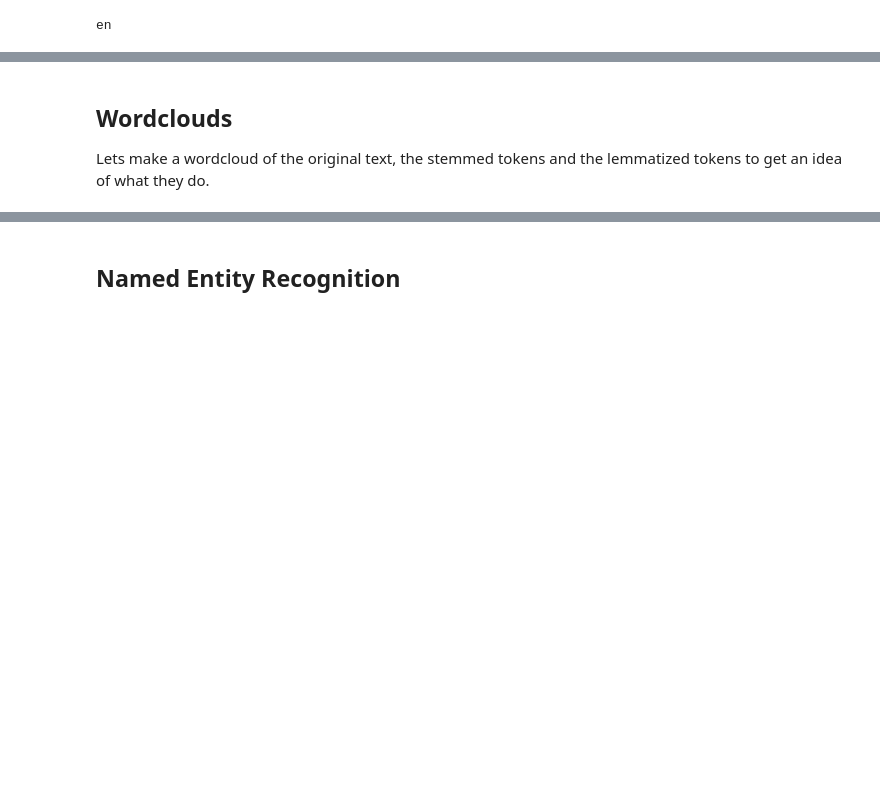
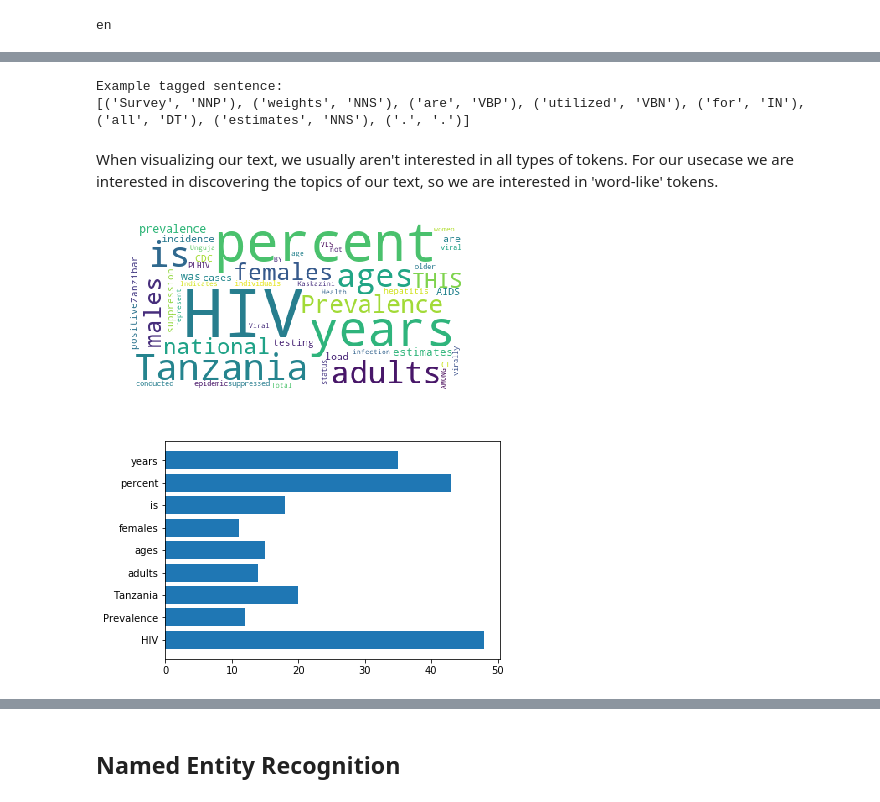
Before and after one commit to rouxrei/disummit2018, a Jupyter notebook: jupyter notebook/DISummit 2018.ipynb, the cells around one changed output, grey strips where cells are left out. Saved outputs shown, nothing was run; the diff lists cells and outputs as text; code cells hidden in the pictures; blank space fills up the shorter version.

```diff
--- a/jupyter notebook/DISummit 2018.ipynb
+++ b/jupyter notebook/DISummit 2018.ipynb
@@ -175,29 +227,31 @@ When using this for the first time, you need to download this model first!
+# %%
+# We use the model built into NLTK to assign grammatical meaning to our tokens -> POS tags
+tagged_sentences = [nltk.pos_tag(sentence) for sentence in tokenized_sentences]
+print("Example tagged sentence:")
+print(tagged_sentences[42])
+# %% [output]
+Example tagged sentence:
+[('Survey', 'NNP'), ('weights', 'NNS'), ('are', 'VBP'), ('utilized', 'VBN'), ('for', 'IN'), ('all', 'DT'), ('estimates', 'NNS'), ('.', '.')]
+# %% [markdown]
+When visualizing our text, we usually aren't interested in all types of tokens.
+For our usecase we are interested in discovering the topics of our text, so we are interested in 'word-like' tokens.
 # %%
-from nltk.stem import PorterStemmer
-import nltk.stem.wordnet as wordnet
-# nltk.download('wordnet')
-
 # determine which tokens we want to consider
 # shorthand POS tag lists:
 adj = ['JJ', 'JJR', 'JJS']
 noun = ['NN', 'NNS', 'NNP', 'NNPS']
 adverb = ['RB', 'RBR', 'RBS']
 verb = ['VB', 'VBD', 'VBG', 'VBN', 'VBP', 'VBZ']
 
 # interesting tokens
-i_tokens = [(token, tag)\
+tokens = [(token, tag)\
             for sentence in tagged_sentences\
             for (token, tag) in sentence\
             if token.isalpha()\
             and tag in adj + noun + adverb + verb]
 
-# stem interesting tokens
-stemmer = PorterStemmer()
-stemmed_tokens = [stemmer.stem(token) for (token, tag) in i_tokens]
-
-# Lemmatize interesting tokens
-lemmatizer = wordnet.WordNetLemmatizer()
-lemmatized_tokens = [lemmatizer.lemmatize(token) for (token, tag) in i_tokens]
+# extract the 'token-values' from the tagged sentences
+gen_wc_barh([token for (token, tag) in tokens])
+# %% [output]
+[figure, added]
+[figure, added]
-# %% [markdown]
-## Wordclouds
-Lets make a wordcloud of the original text, the stemmed tokens and the lemmatized tokens to get an idea of what they do.
```
Also changed, not shown: parts of 24 cells of this notebook, 2 other files.
